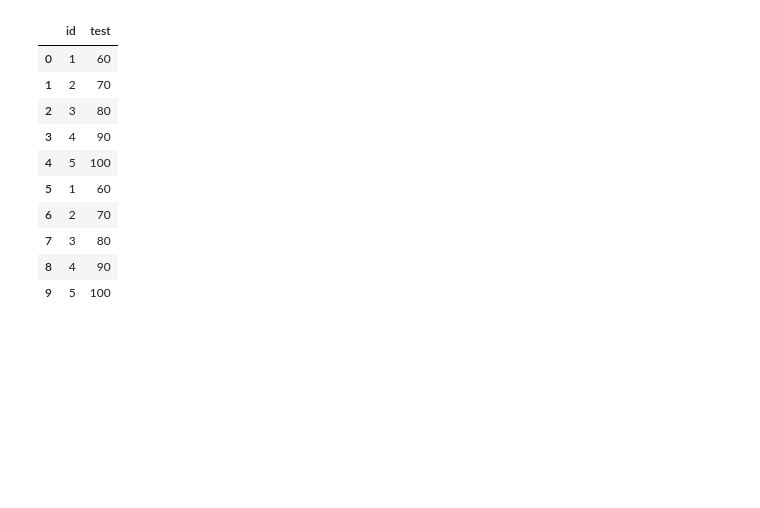
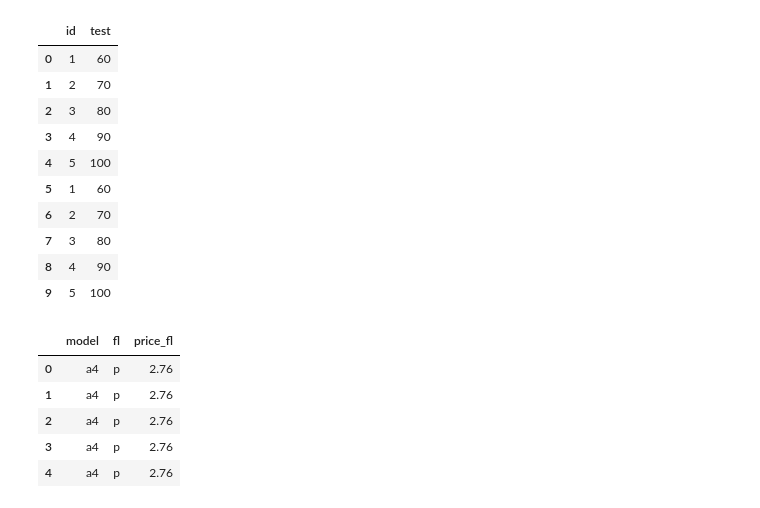
Before and after one commit to jcj154248/kit_bigdata, a Jupyter notebook: chapter06.ipynb, the cells around one changed output. Drawn from its saved outputs; the diff is of its cells as text; code cells hidden in the pictures; blank space fills up the shorter version.

```diff
--- a/chapter06.ipynb
+++ b/chapter06.ipynb
@@ -906,6 +865,24 @@ group_all
 | 8 | 4 | 90 |
 | 9 | 5 | 100 |
 # %%
-# 두 번째 혼자서 해보기
+# 다섯 번째 혼자서 해보기
+fuel = pd.DataFrame({'fl' : ['c','d','e','p','r'],
+                     'price_fl' : [2.35,2.38,2.11,2.76,2.22]})
+fuel
+
+# Q1
+mpg = pd.merge(mpg, fuel, how = 'left', on ='fl')
+
+
 ## Chapter 6장 pdf 마지막에 3~6장 요약본 있음
 ### 6장에서 2~3 문제 (비중 큼), 7장에서 1문제
+# %%
+# Q2
+mpg[['model','fl','price_fl']].head()
+# %% [output]
+|  | model | fl | price_fl |
+| 0 | a4 | p | 2.76 |
+| 1 | a4 | p | 2.76 |
+| 2 | a4 | p | 2.76 |
+| 3 | a4 | p | 2.76 |
+| 4 | a4 | p | 2.76 |
```
Also changed, not shown: parts of 4 cells of this notebook, 1 other file.
